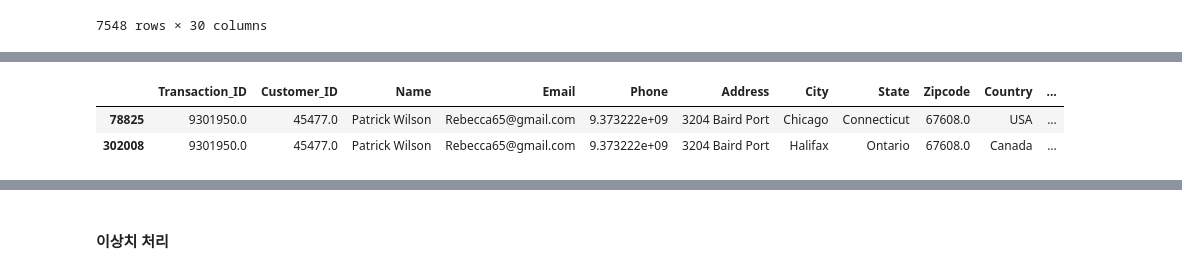
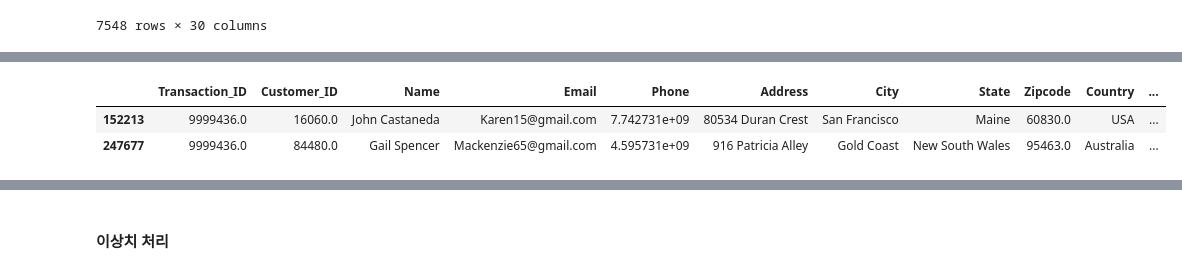
Before and after one commit to youscd/Retail_data_Analysis, a Jupyter notebook: 분석 시각화.ipynb, the cells around one changed output, grey strips where cells are left out. Saved outputs shown, nothing was run; the diff lists cells and outputs as text; code cells hidden in the pictures.

```diff
--- a/분석 시각화.ipynb
+++ b/분석 시각화.ipynb
@@ -136,7 +160,8 @@ df_notnull[df_notnull['Transaction_ID'].duplicated()]
 # %%
 # df_notnull[df_notnull['Transaction_ID'] == 1636104.0]
-df_notnull[df_notnull['Transaction_ID'] == 9301950.0]
+# df_notnull[df_notnull['Transaction_ID'] == 9301950.0]
+df_notnull[df_notnull['Transaction_ID'] == 9999436.0]
 # %% [output]
 |  | Transaction_ID | Customer_ID | Name | Email | Phone | Address | City | State | Zipcode | Country | ... |
-| 78825 | 9301950.0 | 45477.0 | Patrick Wilson | Rebecca65@gmail.com | 9.373222e+09 | 3204 Baird Port | Chicago | Connecticut | 67608.0 | USA | ... |
-| 302008 | 9301950.0 | 45477.0 | Patrick Wilson | Rebecca65@gmail.com | 9.373222e+09 | 3204 Baird Port | Halifax | Ontario | 67608.0 | Canada | ... |
+| 152213 | 9999436.0 | 16060.0 | John Castaneda | Karen15@gmail.com | 7.742731e+09 | 80534 Duran Crest | San Francisco | Maine | 60830.0 | USA | ... |
+| 247677 | 9999436.0 | 84480.0 | Gail Spencer | Mackenzie65@gmail.com | 4.595731e+09 | 916 Patricia Alley | Gold Coast | New South Wales | 95463.0 | Australia | ... |
```
Also changed, not shown: parts of 24 cells of this notebook.
